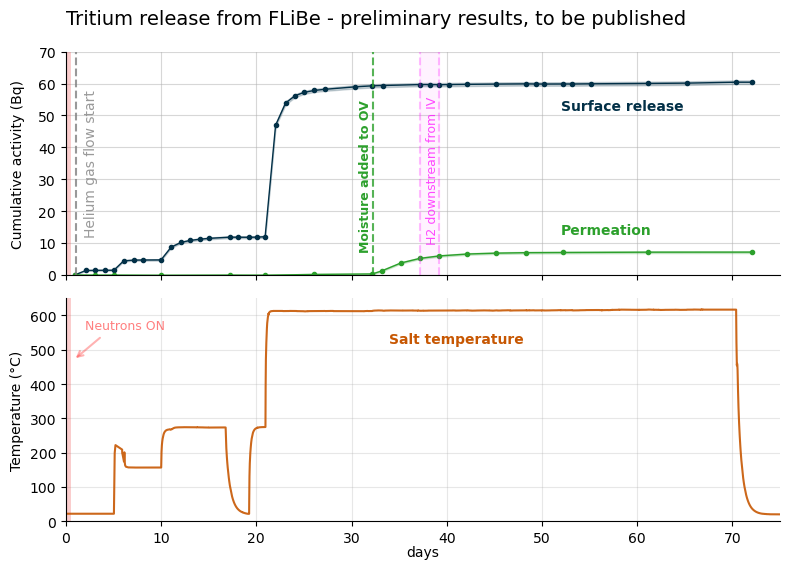
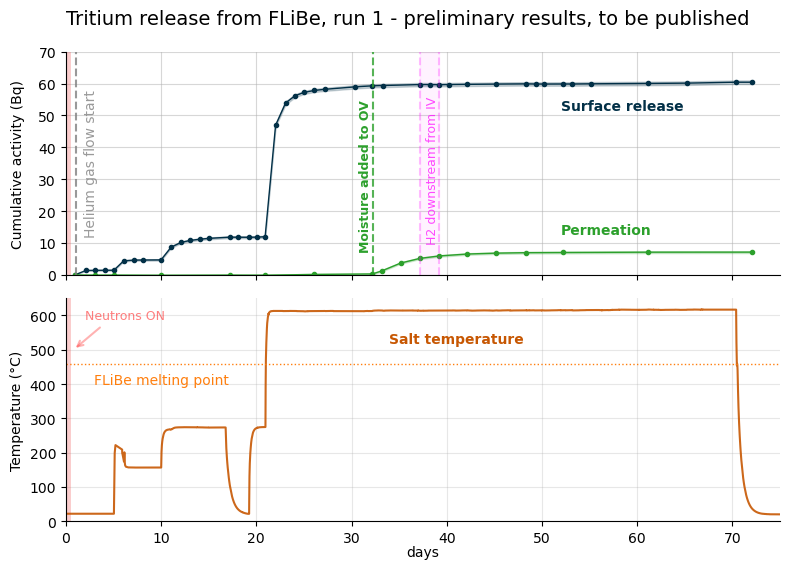
Code edit (unified diff) that turned the first committed figure into the second:
--- before
+++ after
@@ -84,5 +84,5 @@
 
 ax1.set_ylabel("Cumulative activity (Bq)", labelpad=10)
-ax1.set_title("Tritium release from FLiBe - preliminary results, to be published", loc="left", pad=20, fontsize=14)
+ax1.set_title("Tritium release from FLiBe, run 1 - preliminary results, to be published", loc="left", pad=20, fontsize=14)
 ax1.set_ylim(0, 70)
 
@@ -101,9 +101,15 @@
 
 # Add "Neutrons ON" text
-ax2.text(2, 560, 'Neutrons ON', color='red', alpha=0.5, fontsize=9)
+ax2.text(2, 590, 'Neutrons ON', color='red', alpha=0.5, fontsize=9)
 
 # Add arrow from text to irradiation region
-ax2.annotate('', xy=(0.8, 470), xytext=(3.8, 540),
+ax2.annotate('', xy=(0.8, 500), xytext=(3.8, 570),
              arrowprops=dict(arrowstyle='->', color='red', alpha=0.3, lw=1.5))
+
+ax2.axhline(y=459, color='tab:orange', linestyle=':', linewidth=1)
+# Add melting point label
+ax2.text(3, 400, r'FLiBe melting point', 
+         color='tab:orange', fontsize=10)
+
 
 # Add irradiation shading

Commit: Running tritium data